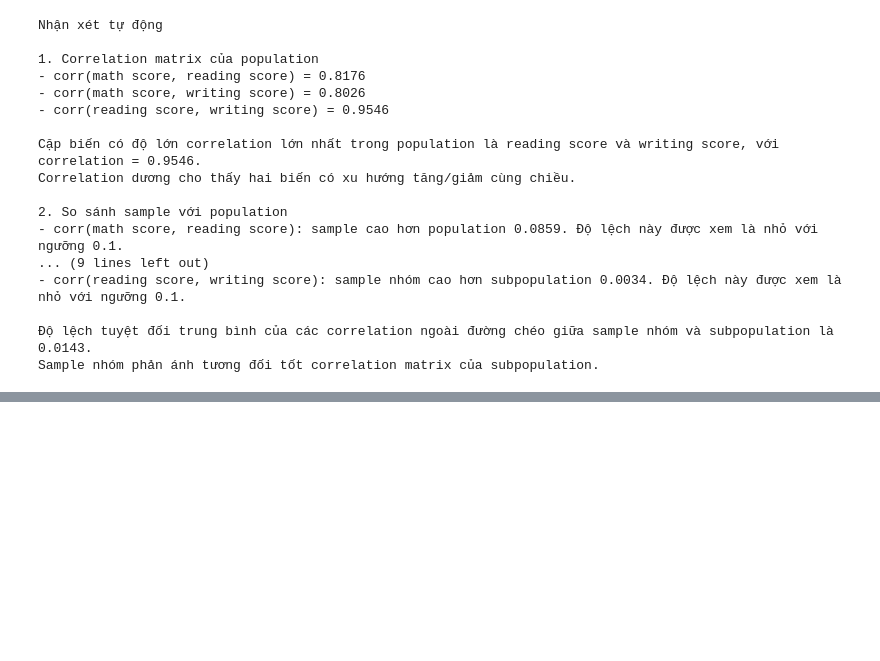
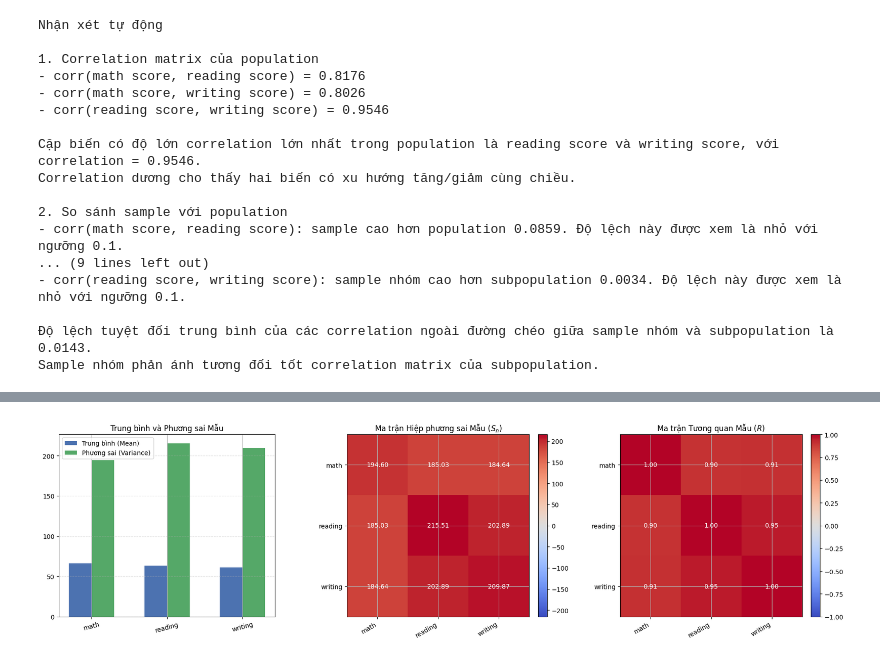
Before and after one commit to ntnthinh205/gk_msa, a Jupyter notebook: multivariate_statistics.ipynb, the cells around one changed output, grey strips where cells are left out. Cells and saved outputs as stored; diff of their text form; code cells hidden in the pictures; blank space fills up the shorter version.

Commit message:
visualize data

```diff
--- a/multivariate_statistics.ipynb
+++ b/multivariate_statistics.ipynb
@@ -2428,0 +1980,43 @@ print("- Trục nghiêng của Elip thể hiện chiều hướng của Hiệp p
+# %%
+fig, axes = plt.subplots(1, 3, figsize=(18, 5))
+
+var_labels = [name.replace(' score', '') for name in score_cols]
+positions = np.arange(len(score_cols))
+
+# BIỂU ĐỒ 1: Cột so sánh Mean và Variance
+axes[0].bar(positions - 0.15, sample_mean_vector.values, width=0.3,
+            label='Trung bình (Mean)', color='#4C72B0')
+axes[0].bar(positions + 0.15, sample_variance_vector.values, width=0.3,
+            label='Phương sai (Variance)', color='#55A868')
+axes[0].set_xticks(positions)
+axes[0].set_xticklabels(var_labels, rotation=15)
+axes[0].set_title('Trung bình và Phương sai Mẫu')
+axes[0].legend()
+axes[0].grid(axis='y', linestyle='--', alpha=0.4)
+
+# BIỂU ĐỒ 2 & 3: Heatmap Covariance và Correlation
+heatmap_targets = [
+    (sample_covariance_matrix, 'Ma trận Hiệp phương sai Mẫu ($S_n$)'),
+    (sample_correlation_matrix, 'Ma trận Tương quan Mẫu ($R$)')
+]
+
+for ax, (matrix_df, title) in zip(axes[1:], heatmap_targets):
+    matrix = matrix_df.values
+    scale = np.max(np.abs(matrix)) or 1.0
+    im = ax.imshow(matrix, cmap='coolwarm', vmin=-scale, vmax=scale)
+    ax.set_xticks(positions)
+    ax.set_yticks(positions)
+    ax.set_xticklabels(var_labels, rotation=30, ha='right')
+    ax.set_yticklabels(var_labels)
+    ax.set_title(title)
+    for row in range(len(score_cols)):
+        for col in range(len(score_cols)):
+            value = matrix[row, col]
+            text_color = 'white' if abs(value) > scale * 0.5 else 'black'
+            ax.text(col, row, f'{value:.2f}', ha='center', va='center', color=text_color)
+    plt.colorbar(im, ax=ax, fraction=0.046, pad=0.04)
+
+plt.tight_layout()
+plt.show()
+# %% [output]
+[figure, added]
```
Also changed, not shown: parts of 32 cells of this notebook.
